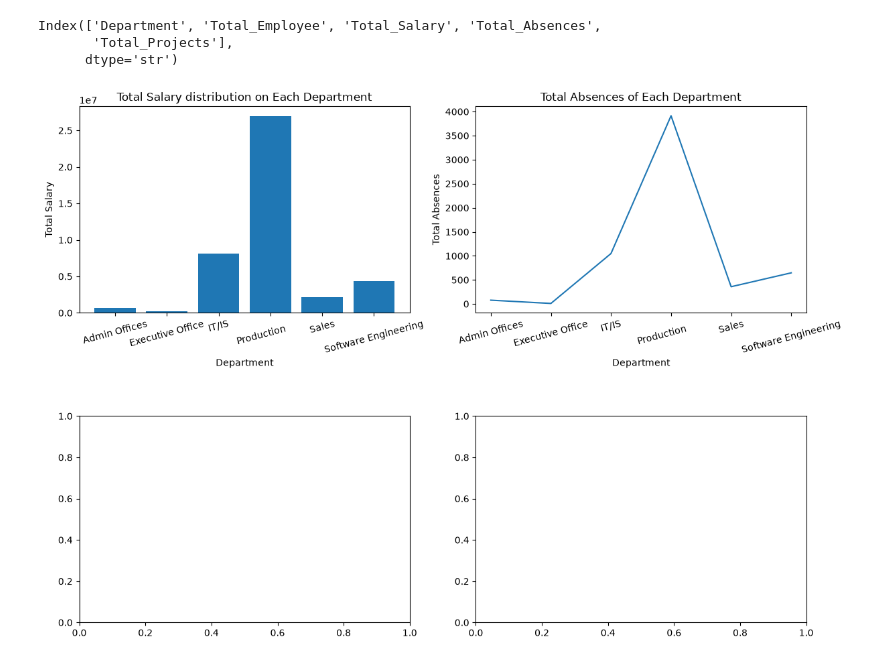
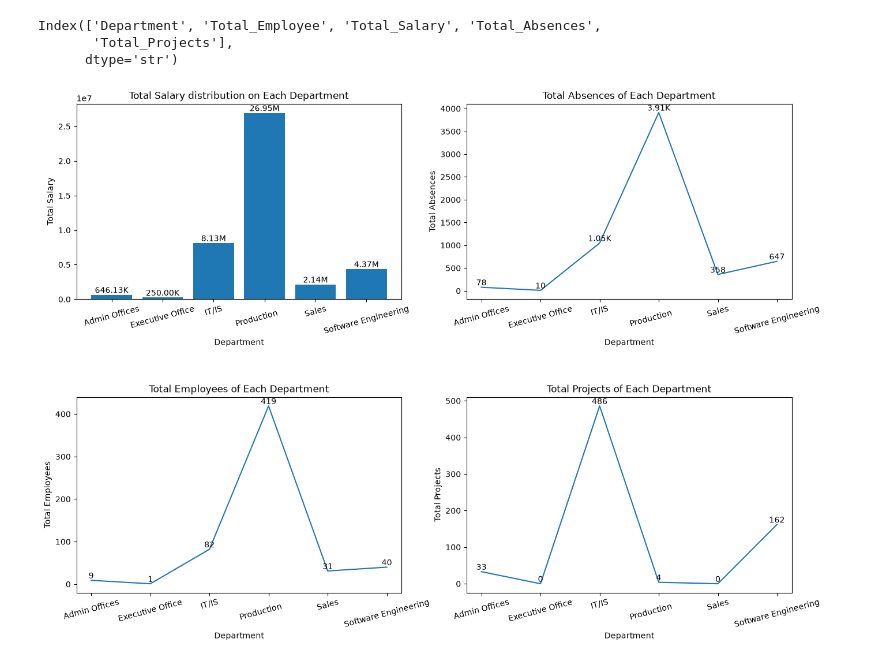
Before and after one commit to Shaswat64/Data-Sci, a Jupyter notebook: visualization.ipynb, the cells around one changed output. Saved outputs shown, nothing was run; the diff lists cells and outputs as text; code cells hidden in the pictures.

```diff
--- a/visualization.ipynb
+++ b/visualization.ipynb
@@ -229,24 +229,65 @@ dep_details.columns
 Index(['Department', 'Total_Employee', 'Total_Salary', 'Total_Absences',
        'Total_Projects'],
       dtype='str')
+# %%
+def formatValue(val):
+    if abs(val)>= 1e9:
+        return f'{val/1e9:,.2f}B'
+
+    elif abs(val)>= 1e6:
+            return f'{val/1e6:,.2f}M'
+    elif abs(val)>= 1e3:
+            return f'{val/1e3:,.2f}K'
+    else: return f'{val}'
 # %%
-fig, axes = plt.subplots(2, 2, figsize=(14, 10))
+fig, axes = plt.subplots(2, 2, figsize=(16, 11))
 plt.subplots_adjust(hspace=0.5)
 
 ax1 = axes[0, 0]
 ax1.bar(dep_details['Department'], dep_details['Total_Salary'])
 ax1.set_xlabel('Department')
 ax1.set_ylabel('Total Salary')
 ax1.set_title('Total Salary distribution on Each Department')
 ax1.tick_params(axis='x', rotation=15)
 
+for idx, val in enumerate(dep_details['Total_Salary']):
+    formatted_val = formatValue(val)
+    ax1.text(idx, val, str(formatted_val), ha='center', va='bottom')
+
+
 ax2 = axes[0, 1]
 ax2.plot(dep_details['Department'], dep_details['Total_Absences'])
 ax2.set_xlabel('Department')
 ax2.set_ylabel('Total Absences')
 ax2.set_title('Total Absences of Each Department')
 ax2.tick_params(axis='x', rotation=15)
+for idx, val in enumerate(dep_details['Total_Absences']):
+    formatted_val = formatValue(val)
+    ax2.text(idx, val, str(formatted_val), ha='center', va='bottom')
+
+
+ax3 = axes[1,0]
+ax3.plot(dep_details['Department'], dep_details['Total_Employee'])
+ax3.set_xlabel('Department')
+ax3.set_ylabel('Total Employees')
+ax3.set_title('Total Employees of Each Department')
+ax3.tick_params(axis='x', rotation=15)
+for idx, val in enumerate(dep_details['Total_Employee']):
+    formatted_val = formatValue(val)
+    ax3.text(idx, val, str(val), ha='center', va='bottom')
+
+
+ax4 = axes[1,1]
+ax4.plot(dep_details['Department'], dep_details['Total_Projects'])
+ax4.set_xlabel('Department')
+ax4.set_ylabel('Total Projects')
+ax4.set_title('Total Projects of Each Department')
+ax4.tick_params(axis='x', rotation=15)
+for idx, val in enumerate(dep_details['Total_Projects']):
+    formatted_val = formatValue(val)
+    ax4.text(idx, val, str(formatted_val), ha='center', va='bottom')
+
 
 plt.show()
 # %% [output]
-[figure, old version]
+[figure, new version]
```
Also changed, not shown: parts of 1 cell of this notebook.
